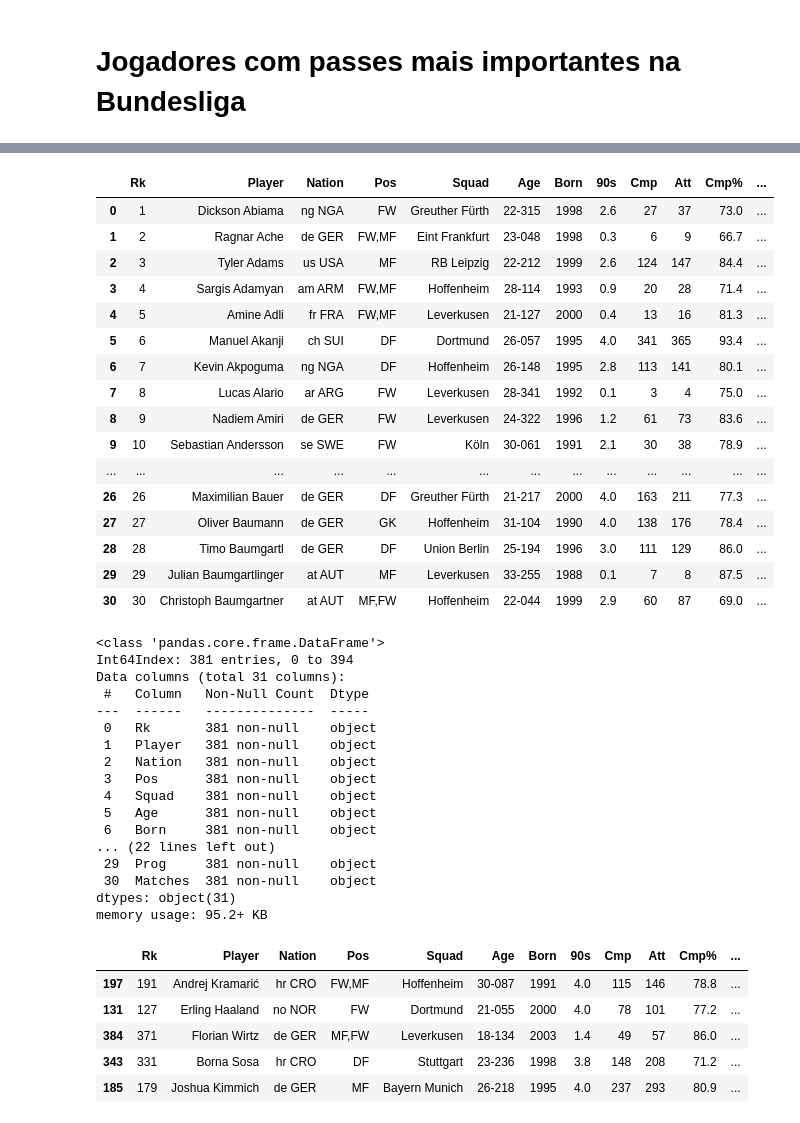
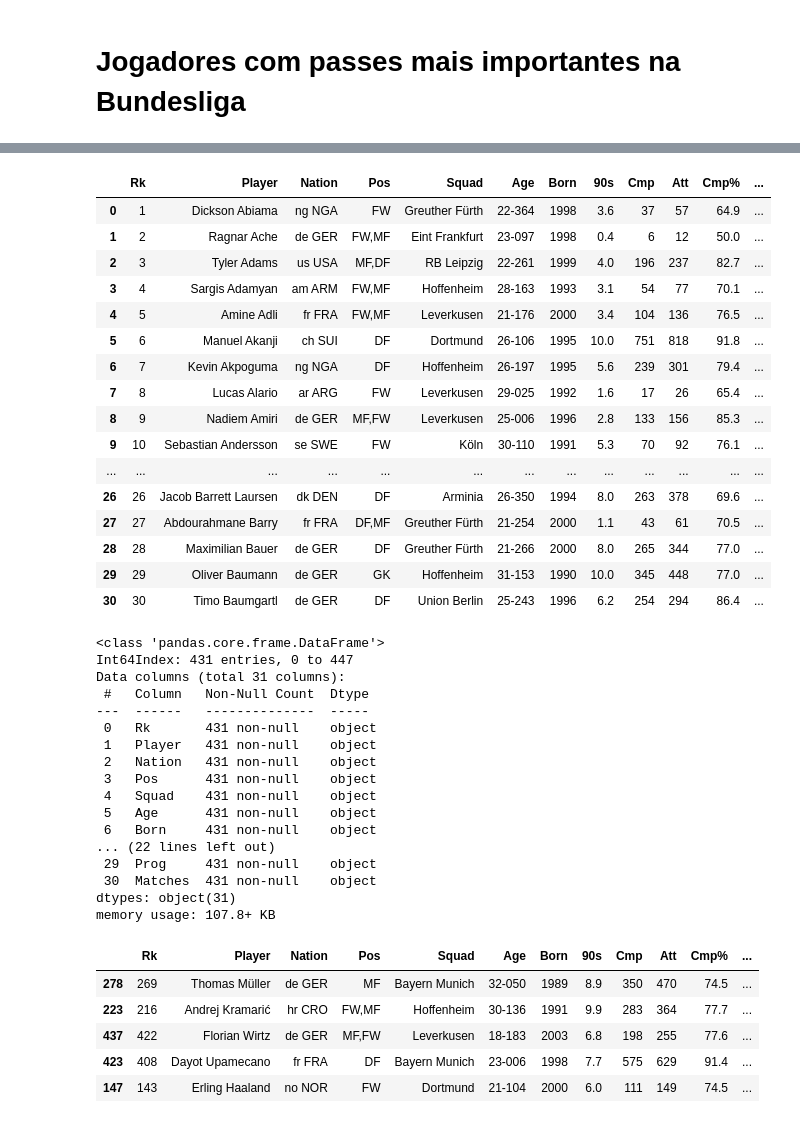
Before and after one commit to guilhermefrrr/portfolio, a Jupyter notebook: scatter plot.ipynb, the cells around one changed output, grey strips where cells are left out. Cells and saved outputs as stored; diff of their text form; code cells hidden in the pictures.

```diff
--- a/scatter plot.ipynb
+++ b/scatter plot.ipynb
@@ -13,7 +13,10 @@ pd.options.display.max_columns = 50
 # Temporada 2021/22
 #df_raw = pd.read_html('https://fbref.com/en/share/AO9Wu')[0] # rodada 2
 #df_raw = pd.read_html('https://fbref.com/en/share/sX2eO')[0] # rodada 3
-df_raw = pd.read_html('https://fbref.com/en/share/5Xhlo')[0] # rodada 4
+#df_raw = pd.read_html('https://fbref.com/en/share/5Xhlo')[0] # rodada 4
+#df_raw = pd.read_html('https://fbref.com/en/share/u6hXO')[0] # rodada 6
+#df_raw = pd.read_html('https://fbref.com/en/share/aseId')[0] # rodada 8
+df_raw = pd.read_html('https://fbref.com/en/share/cN6IY')[0] # rodada 10
 # %%
 # As tabelas do FBref em html vem com dois problemas que precisam ser resolvidos:
 # 1) O cabeçalho multidimensional, que dificulta a análise exploratória e a criação de visualizações
@@ -30,56 +33,57 @@ df_raw.head()
 # %%
 # "Limpando" a tabela
 
 # Resolvendo o problema 1
 df_raw.columns = df_raw.columns.get_level_values(-1)
 
 # Resolvendo o problema 2
 x = 0
-while (25 + (26 * x)) < len(df_raw):
+y = len(df_raw)
+while (25 + (26 * x)) < y:
     df_raw = df_raw.drop([25 + (26 * x)], axis = 0)
     x += 1
 
 # Poderia resolver da forma abaixo, mas teria que atualizar as linhas que precisam ser excluídas de acordo com o tamanho do df
 #df_raw = df_raw.drop([25, 51, 77, 103, 129, 155, 181, 207, 233, 259, 285, 311], axis = 0)
 df_raw.head(30)
 # %% [output]
 |  | Rk | Player | Nation | Pos | Squad | Age | Born | 90s | Cmp | Att | Cmp% | ... |
-| 0 | 1 | Dickson Abiama | ng NGA | FW | Greuther Fürth | 22-315 | 1998 | 2.6 | 27 | 37 | 73.0 | ... |
-| 1 | 2 | Ragnar Ache | de GER | FW,MF | Eint Frankfurt | 23-048 | 1998 | 0.3 | 6 | 9 | 66.7 | ... |
-| 2 | 3 | Tyler Adams | us USA | MF | RB Leipzig | 22-212 | 1999 | 2.6 | 124 | 147 | 84.4 | ... |
-| 3 | 4 | Sargis Adamyan | am ARM | FW,MF | Hoffenheim | 28-114 | 1993 | 0.9 | 20 | 28 | 71.4 | ... |
-| 4 | 5 | Amine Adli | fr FRA | FW,MF | Leverkusen | 21-127 | 2000 | 0.4 | 13 | 16 | 81.3 | ... |
-| 5 | 6 | Manuel Akanji | ch SUI | DF | Dortmund | 26-057 | 1995 | 4.0 | 341 | 365 | 93.4 | ... |
-| 6 | 7 | Kevin Akpoguma | ng NGA | DF | Hoffenheim | 26-148 | 1995 | 2.8 | 113 | 141 | 80.1 | ... |
-| 7 | 8 | Lucas Alario | ar ARG | FW | Leverkusen | 28-341 | 1992 | 0.1 | 3 | 4 | 75.0 | ... |
-| 8 | 9 | Nadiem Amiri | de GER | FW | Leverkusen | 24-322 | 1996 | 1.2 | 61 | 73 | 83.6 | ... |
-| 9 | 10 | Sebastian Andersson | se SWE | FW | Köln | 30-061 | 1991 | 2.1 | 30 | 38 | 78.9 | ... |
+| 0 | 1 | Dickson Abiama | ng NGA | FW | Greuther Fürth | 22-364 | 1998 | 3.6 | 37 | 57 | 64.9 | ... |
+| 1 | 2 | Ragnar Ache | de GER | FW,MF | Eint Frankfurt | 23-097 | 1998 | 0.4 | 6 | 12 | 50.0 | ... |
+| 2 | 3 | Tyler Adams | us USA | MF,DF | RB Leipzig | 22-261 | 1999 | 4.0 | 196 | 237 | 82.7 | ... |
+| 3 | 4 | Sargis Adamyan | am ARM | FW,MF | Hoffenheim | 28-163 | 1993 | 3.1 | 54 | 77 | 70.1 | ... |
+| 4 | 5 | Amine Adli | fr FRA | FW,MF | Leverkusen | 21-176 | 2000 | 3.4 | 104 | 136 | 76.5 | ... |
+| 5 | 6 | Manuel Akanji | ch SUI | DF | Dortmund | 26-106 | 1995 | 10.0 | 751 | 818 | 91.8 | ... |
+| 6 | 7 | Kevin Akpoguma | ng NGA | DF | Hoffenheim | 26-197 | 1995 | 5.6 | 239 | 301 | 79.4 | ... |
+| 7 | 8 | Lucas Alario | ar ARG | FW | Leverkusen | 29-025 | 1992 | 1.6 | 17 | 26 | 65.4 | ... |
+| 8 | 9 | Nadiem Amiri | de GER | MF,FW | Leverkusen | 25-006 | 1996 | 2.8 | 133 | 156 | 85.3 | ... |
+| 9 | 10 | Sebastian Andersson | se SWE | FW | Köln | 30-110 | 1991 | 5.3 | 70 | 92 | 76.1 | ... |
 | ... | ... | ... | ... | ... | ... | ... | ... | ... | ... | ... | ... | ... |
-| 26 | 26 | Maximilian Bauer | de GER | DF | Greuther Fürth | 21-217 | 2000 | 4.0 | 163 | 211 | 77.3 | ... |
-| 27 | 27 | Oliver Baumann | de GER | GK | Hoffenheim | 31-104 | 1990 | 4.0 | 138 | 176 | 78.4 | ... |
-| 28 | 28 | Timo Baumgartl | de GER | DF | Union Berlin | 25-194 | 1996 | 3.0 | 111 | 129 | 86.0 | ... |
-| 29 | 29 | Julian Baumgartlinger | at AUT | MF | Leverkusen | 33-255 | 1988 | 0.1 | 7 | 8 | 87.5 | ... |
-| 30 | 30 | Christoph Baumgartner | at AUT | MF,FW | Hoffenheim | 22-044 | 1999 | 2.9 | 60 | 87 | 69.0 | ... |
+| 26 | 26 | Jacob Barrett Laursen | dk DEN | DF | Arminia | 26-350 | 1994 | 8.0 | 263 | 378 | 69.6 | ... |
+| 27 | 27 | Abdourahmane Barry | fr FRA | DF,MF | Greuther Fürth | 21-254 | 2000 | 1.1 | 43 | 61 | 70.5 | ... |
+| 28 | 28 | Maximilian Bauer | de GER | DF | Greuther Fürth | 21-266 | 2000 | 8.0 | 265 | 344 | 77.0 | ... |
+| 29 | 29 | Oliver Baumann | de GER | GK | Hoffenheim | 31-153 | 1990 | 10.0 | 345 | 448 | 77.0 | ... |
+| 30 | 30 | Timo Baumgartl | de GER | DF | Union Berlin | 25-243 | 1996 | 6.2 | 254 | 294 | 86.4 | ... |
 # %%
 df_raw.info()
 # %% [output]
 <class 'pandas.core.frame.DataFrame'>
-Int64Index: 381 entries, 0 to 394
+Int64Index: 431 entries, 0 to 447
 Data columns (total 31 columns):
  #   Column   Non-Null Count  Dtype
 ---  ------   --------------  -----
- 0   Rk       381 non-null    object
- 1   Player   381 non-null    object
- 2   Nation   381 non-null    object
- 3   Pos      381 non-null    object
- 4   Squad    381 non-null    object
- 5   Age      381 non-null    object
- 6   Born     381 non-null    object
+ 0   Rk       431 non-null    object
+ 1   Player   431 non-null    object
+ 2   Nation   431 non-null    object
+ 3   Pos      431 non-null    object
+ 4   Squad    431 non-null    object
+ 5   Age      431 non-null    object
+ 6   Born     431 non-null    object
 ... (22 lines left out)
- 29  Prog     381 non-null    object
- 30  Matches  381 non-null    object
+ 29  Prog     431 non-null    object
+ 30  Matches  431 non-null    object
 dtypes: object(31)
-memory usage: 95.2+ KB
+memory usage: 107.8+ KB
 # %%
 # Vendo a célula acima, dá pra notar que todas as colunas do data frame são do tipo objeto
 # Para plotar as estatísticas no gráfico, é necessário que elas sejam interpretadas como números pelo Pandas
@@ -93,10 +97,10 @@ df_raw['PPA'] = pd.to_numeric(df_raw['PPA'], errors='coerce')
 df_raw.sort_values(['Ast'], ascending = False).head()
 # %% [output]
 |  | Rk | Player | Nation | Pos | Squad | Age | Born | 90s | Cmp | Att | Cmp% | ... |
-| 197 | 191 | Andrej Kramarić | hr CRO | FW,MF | Hoffenheim | 30-087 | 1991 | 4.0 | 115 | 146 | 78.8 | ... |
-| 131 | 127 | Erling Haaland | no NOR | FW | Dortmund | 21-055 | 2000 | 4.0 | 78 | 101 | 77.2 | ... |
-| 384 | 371 | Florian Wirtz | de GER | MF,FW | Leverkusen | 18-134 | 2003 | 1.4 | 49 | 57 | 86.0 | ... |
-| 343 | 331 | Borna Sosa | hr CRO | DF | Stuttgart | 23-236 | 1998 | 3.8 | 148 | 208 | 71.2 | ... |
-| 185 | 179 | Joshua Kimmich | de GER | MF | Bayern Munich | 26-218 | 1995 | 4.0 | 237 | 293 | 80.9 | ... |
+| 278 | 269 | Thomas Müller | de GER | MF | Bayern Munich | 32-050 | 1989 | 8.9 | 350 | 470 | 74.5 | ... |
+| 223 | 216 | Andrej Kramarić | hr CRO | FW,MF | Hoffenheim | 30-136 | 1991 | 9.9 | 283 | 364 | 77.7 | ... |
+| 437 | 422 | Florian Wirtz | de GER | MF,FW | Leverkusen | 18-183 | 2003 | 6.8 | 198 | 255 | 77.6 | ... |
+| 423 | 408 | Dayot Upamecano | fr FRA | DF | Bayern Munich | 23-006 | 1998 | 7.7 | 575 | 629 | 91.4 | ... |
+| 147 | 143 | Erling Haaland | no NOR | FW | Dortmund | 21-104 | 2000 | 6.0 | 111 | 149 | 74.5 | ... |
 # %%
 df = df_raw[['Player', 'Nation', 'Pos', 'Squad', 'Age', '90s', 'xA', 'PPA', 'Ast', 'KP', 'CrsPA', 'Prog']]
```
Also changed, not shown: parts of 7 cells of this notebook.
